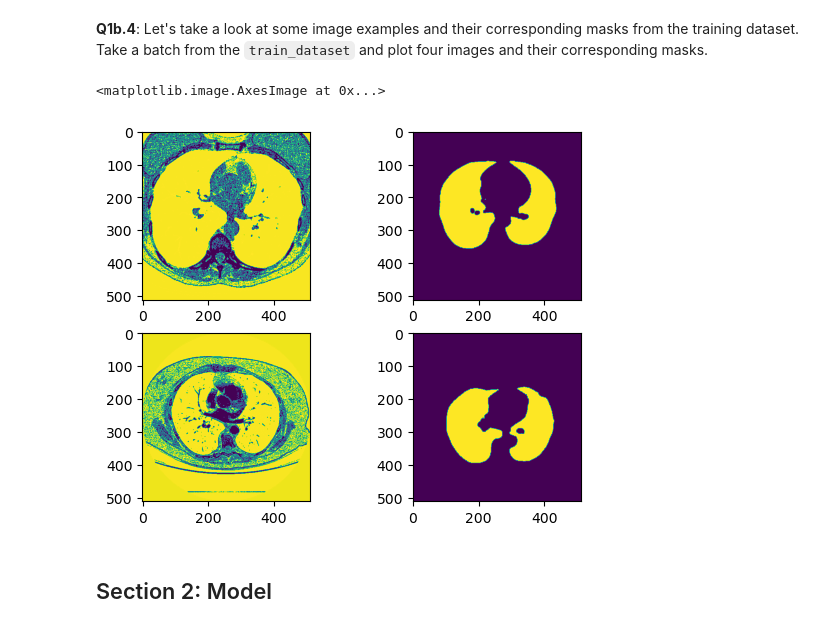
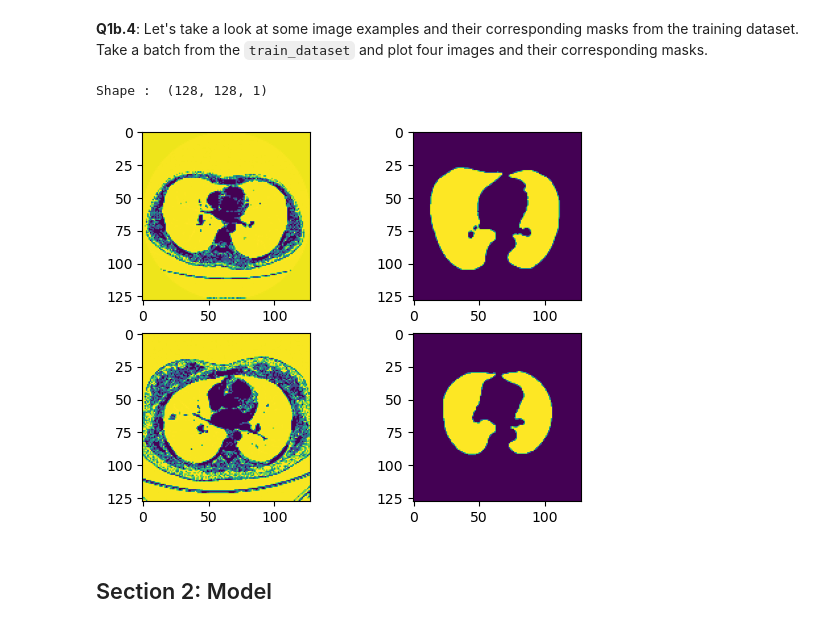
Before and after one commit to SeHwanYoo/vision_lab, a Jupyter notebook: assignment_2nd/2d_lung_segmentation_Deeplabv1.ipynb, the cells around one changed output. Cells and saved outputs as stored; diff of their text form; code cells hidden in the pictures.

```diff
--- a/assignment_2nd/2d_lung_segmentation_Deeplabv1.ipynb
+++ b/assignment_2nd/2d_lung_segmentation_Deeplabv1.ipynb
@@ -36,8 +36,8 @@ This should take a couple of minutes. Fill IMAGE_DIR and MASK_DIR with the outpu
 # %%
 # FILL IN CODE HERE #
 
-IMAGE_DIR = '/Users/sehwanyoo/Desktop/datasets/archive/2d_images' # replace with your path
-MASK_DIR = '/Users/sehwanyoo/Desktop/datasets/archive/2d_masks' # replace with your path
+IMAGE_DIR = '/Users/sehwanyoo/Desktop/datasets/2d_lung/archive/2d_images' # replace with your path
+MASK_DIR = '/Users/sehwanyoo/Desktop/datasets/2d_lung/archive/2d_masks' # replace with your path
 PROJECT_DIR = '/Users/sehwanyoo/Desktop/workspace/vision_lab/assignment_2nd'
 
 # FILL IN CODE HERE #
@@ -138,9 +141,18 @@ The final print statement will check that your data generator is returning data
 # %%
 from tensorflow.keras.preprocessing.image import ImageDataGenerator
 
-train_ds = tf.data.Dataset.from_tensor_slices((train_images, train_masks)).shuffle(10000).batch(BATCH_SIZE)
-test_ds = tf.data.Dataset.from_tensor_slices((test_images, test_masks)).batch(BATCH_SIZE)
-val_ds = tf.data.Dataset.from_tensor_slices((val_images, val_masks)).batch(BATCH_SIZE)
+def preprocess(image, mask):
+    image = tf.cast(image, tf.float32) / 255.0
+    mask = tf.cast(mask, tf.float32) / 255.0
+    return tf.image.resize(image, IMAGE_SIZE), tf.image.resize(mask, IMAGE_SIZE)
+
+# train_dataset = tf.data.Dataset.from_tensor_slices((train_images, train_masks)).shuffle(10000).batch(BATCH_SIZE).map(preprocess)
+# test_dataset = tf.data.Dataset.from_tensor_slices((test_images, test_masks)).batch(BATCH_SIZE).map(preprocess)
+# val_dataset = tf.data.Dataset.from_tensor_slices((val_images, val_masks)).batch(BATCH_SIZE).map(preprocess)
+
+train_dataset = tf.data.Dataset.from_tensor_slices((train_images, train_masks)).map(preprocess).shuffle(10000).batch(BATCH_SIZE).repeat()
+test_dataset = tf.data.Dataset.from_tensor_slices((test_images, test_masks)).map(preprocess).batch(BATCH_SIZE)
+val_dataset = tf.data.Dataset.from_tensor_slices((val_images, val_masks)).map(preprocess).batch(BATCH_SIZE)
 
 
 
@@ -192,20 +204,23 @@ Run the following code to convert the generator (for the training set) and numpy
 # %%
 # FILL IN CODE HERE #
 plt.subplot(221)
-plt.imshow(train_ds.unbatch().take(1).as_numpy_iterator().next()[0])
+plt.imshow(train_dataset.unbatch().take(1).as_numpy_iterator().next()[0])
 
 plt.subplot(222)
-plt.imshow(train_ds.unbatch().take(1).as_numpy_iterator().next()[1])
+plt.imshow(train_dataset.unbatch().take(1).as_numpy_iterator().next()[1])
 
 plt.subplot(223)
-plt.imshow(train_ds.unbatch().take(2).as_numpy_iterator().next()[0])
+plt.imshow(train_dataset.unbatch().take(2).as_numpy_iterator().next()[0])
 
 plt.subplot(224)
-plt.imshow(train_ds.unbatch().take(2).as_numpy_iterator().next()[1])
+plt.imshow(train_dataset.unbatch().take(2).as_numpy_iterator().next()[1])
+
+
+print('Shape : ', train_dataset.unbatch().take(1).as_numpy_iterator().next()[0].shape)
 # FILL IN CODE HERE #
 # %% [output]
-<matplotlib.image.AxesImage at 0x...>
+Shape :  (128, 128, 1)
-[figure, old version]
+[figure, new version]
 # %% [markdown]
 ## Section 2: Model
 # %% [markdown]
```
Also changed, not shown: parts of 14 cells of this notebook.
